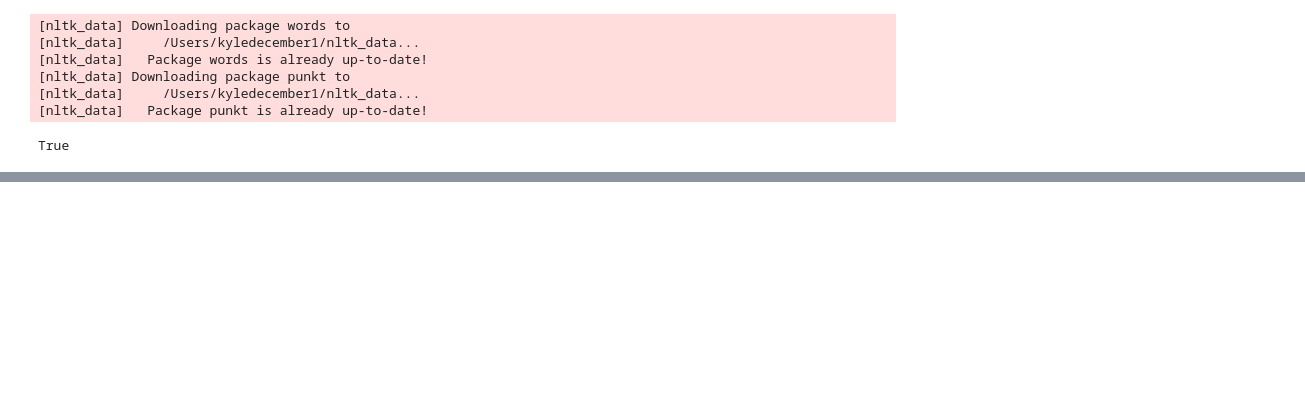
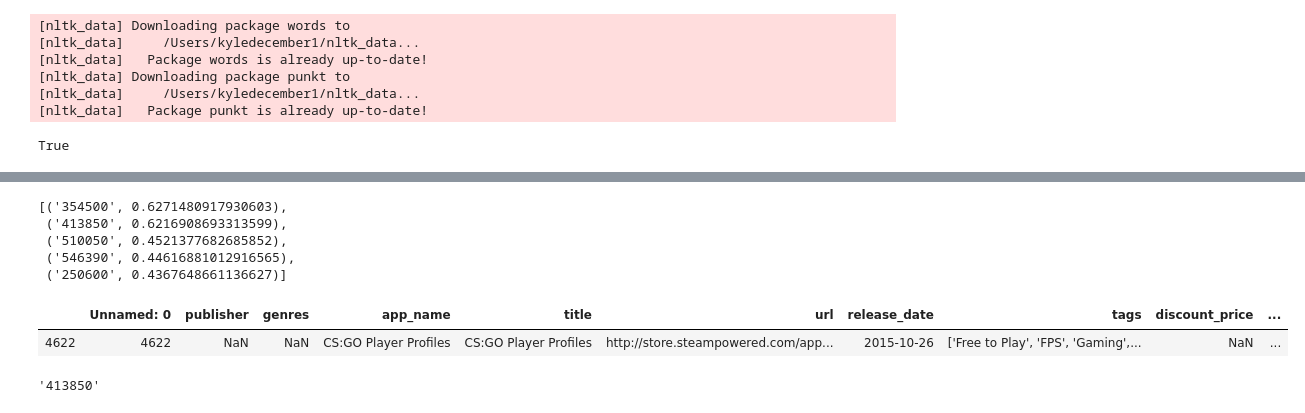
Before and after one commit to kdecember/capstone, a Jupyter notebook: notebooks/exploratory/modeling.ipynb, the cells around one changed output, grey strips where cells are left out. Cells and saved outputs as stored; diff of their text form; code cells hidden in the pictures; blank space fills up the shorter version.

```diff
--- a/notebooks/exploratory/modeling.ipynb
+++ b/notebooks/exploratory/modeling.ipynb
@@ -169,0 +320,5 @@ KeyboardInterrupt:
+# %%
+model2 = Doc2Vec(dm=0, vector_size=300, negative=5, hs=0, min_count=2, sample = 0, workers=cores)
+model2.build_vocab([x for x in tqdm(tagged_docs.values)])
+# %%
+model2.train(tagged_docs, total_examples=len(tagged_docs), epochs=30)
@@ -169,0 +327,23 @@ KeyboardInterrupt:
+# %%
+sent2 = 'epic fast paced shooter game, that allows me to customize my character and play with friends'
+tokes2 = sent2.split(' ')
+sent_vec2 = model2.infer_vector(tokes2)
+# %%
+recs2 = model2.docvecs.most_similar([sent_vec2])
+# %%
+recs2[:5]
+# %% [output]
+[('354500', 0.6271480917930603),
+ ('413850', 0.6216908693313599),
+ ('510050', 0.4521377682685852),
+ ('546390', 0.44616881012916565),
+ ('250600', 0.4367648661136627)]
+# %%
+df_games[df_games['product_id'] == recs2[0][0]]
+# %% [output]
+|  | Unnamed: 0 | publisher | genres | app_name | title | url | release_date | tags | discount_price | ... |
+| 4622 | 4622 | NaN | NaN | CS:GO Player Profiles | CS:GO Player Profiles | http://store.steampowered.com/app... | 2015-10-26 | ['Free to Play', 'FPS', 'Gaming',... | NaN | ... |
+# %%
+recs2[0][0]
+# %% [output]
+'413850'
```
Also changed, not shown: parts of 62 cells of this notebook.
